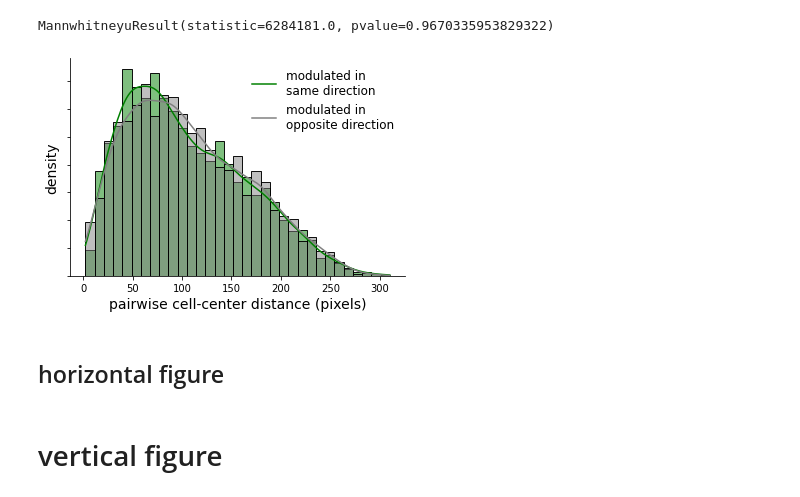
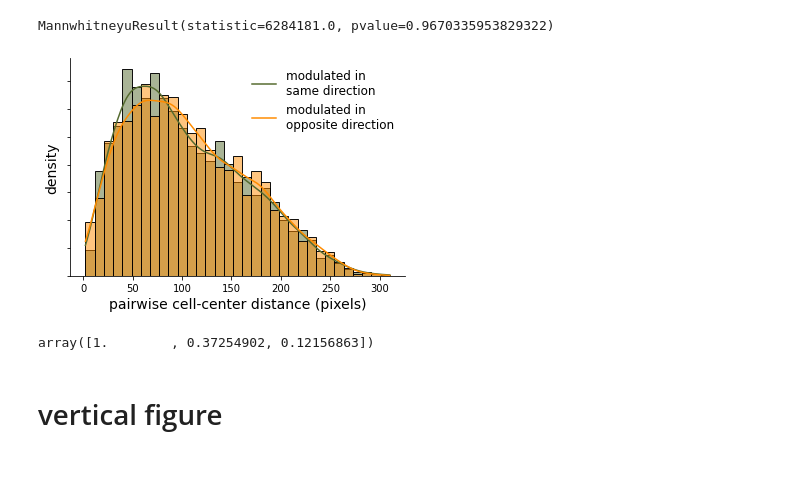
Before and after one commit to AllenInstitute/claustrum_imaging_manuscript, a Jupyter notebook: figure_5/figure_5.ipynb, the cells around one changed output. Saved outputs shown, nothing was run; the diff lists cells and outputs as text; code cells hidden in the pictures; blank space fills up the shorter version.

```diff
--- a/figure_5/figure_5.ipynb
+++ b/figure_5/figure_5.ipynb
@@ -209,30 +228,38 @@ print(stats.mannwhitneyu(distance_df.query('same_direction == True')['distance']
 # %% [output]
 MannwhitneyuResult(statistic=6284181.0, pvalue=0.9670335953829322)
 # %%
-def distance_density_plot(ax=None):
+def distance_density_plot(ax=None, same_color = [255, 95, 31], opposite_color = [50, 168, 82]):
+
+    same_color = np.array(same_color)/255
+    opposite_color = np.array(opposite_color)/255
+
     if ax is None:
         fig,ax=plt.subplots()
     sns.histplot(
         data=distance_df,
         x="distance",
         hue='same_direction',
         hue_order=[True,False],
         kde=True,
         stat='density',
         common_norm=False,
-        palette=['gray','green'],
+        palette=['darkorange','darkolivegreen'],
         ax=ax,
     )
     ax.legend(['modulated in\nsame direction','modulated in\nopposite direction'], fontsize=12, frameon=False)
     ax.set_xlabel('pairwise cell-center distance (pixels)',fontsize=14)
     ax.set_ylabel('density',fontsize=14)
     ax.set_yticklabels([])
     sns.despine()
 distance_density_plot()
 # %% [output]
-[figure, old version]
+[figure, new version]
-# %% [markdown]
-## horizontal figure
+# %%
+same_color = [255, 95, 31]
+same_color = np.array(same_color)/255
+same_color
+# %% [output]
+array([1.        , 0.37254902, 0.12156863])
 # %% [markdown]
 # vertical figure
 # %%
```
Also changed, not shown: parts of 4 cells of this notebook, 8 other files.
